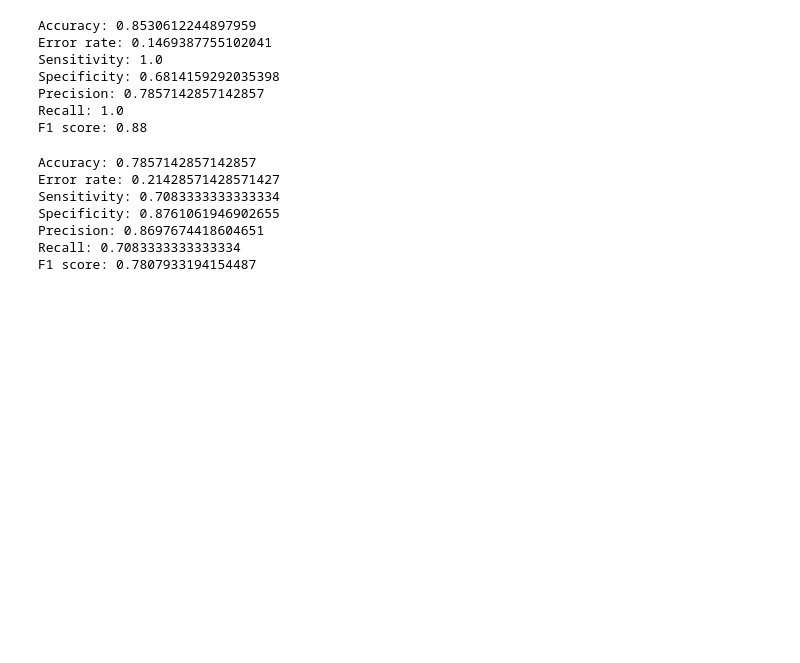
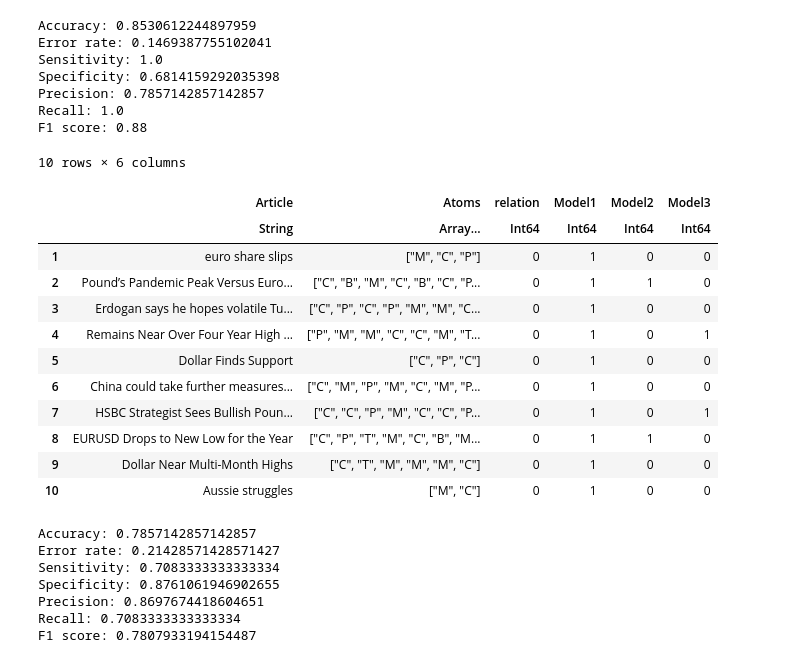
Before and after one commit to fmordarski/semantic_hypergraphs_nlp, a Jupyter notebook: second_stage.ipynb, the cells around one changed output. Drawn from its saved outputs; the diff is of its cells as text; code cells hidden in the pictures; blank space fills up the shorter version.

```diff
--- a/second_stage.ipynb
+++ b/second_stage.ipynb
@@ -288,6 +275,23 @@ Specificity: 0.6814159292035398
 Precision: 0.7857142857142857
 Recall: 1.0
 F1 score: 0.88
+# %%
+false_negative = filter(row -> (row["Model1"] == 1) & (row["relation"] == 0), data);
+false_negative[shuffle(1:nrow(false_negative))[1:10], :]
+# %% [output]
+10 rows × 6 columns
+|  | Article | Atoms | relation | Model1 | Model2 | Model3 |
+|  | String | Array… | Int64 | Int64 | Int64 | Int64 |
+| 1 | euro share slips | ["M", "C", "P"] | 0 | 1 | 0 | 0 |
+| 2 | Pound’s Pandemic Peak Versus Euro... | ["C", "B", "M", "C", "B", "C", "P... | 0 | 1 | 1 | 0 |
+| 3 | Erdogan says he hopes volatile Tu... | ["C", "P", "C", "P", "M", "M", "C... | 0 | 1 | 0 | 0 |
+| 4 | Remains Near Over Four Year High ... | ["P", "M", "M", "C", "C", "M", "T... | 0 | 1 | 0 | 1 |
+| 5 | Dollar Finds Support | ["C", "P", "C"] | 0 | 1 | 0 | 0 |
+| 6 | China could take further measures... | ["C", "M", "P", "M", "C", "M", "P... | 0 | 1 | 0 | 0 |
+| 7 | HSBC Strategist Sees Bullish Poun... | ["C", "C", "P", "M", "C", "C", "P... | 0 | 1 | 0 | 1 |
+| 8 | EURUSD Drops to New Low for the Year | ["C", "P", "T", "M", "C", "B", "M... | 0 | 1 | 1 | 0 |
+| 9 | Dollar Near Multi-Month Highs | ["C", "T", "M", "M", "M", "C"] | 0 | 1 | 0 | 0 |
+| 10 | Aussie struggles | ["M", "C"] | 0 | 1 | 0 | 0 |
 # %%
 evaluate("Model2")
 # %% [output]
```
Also changed, not shown: parts of 7 cells of this notebook.
